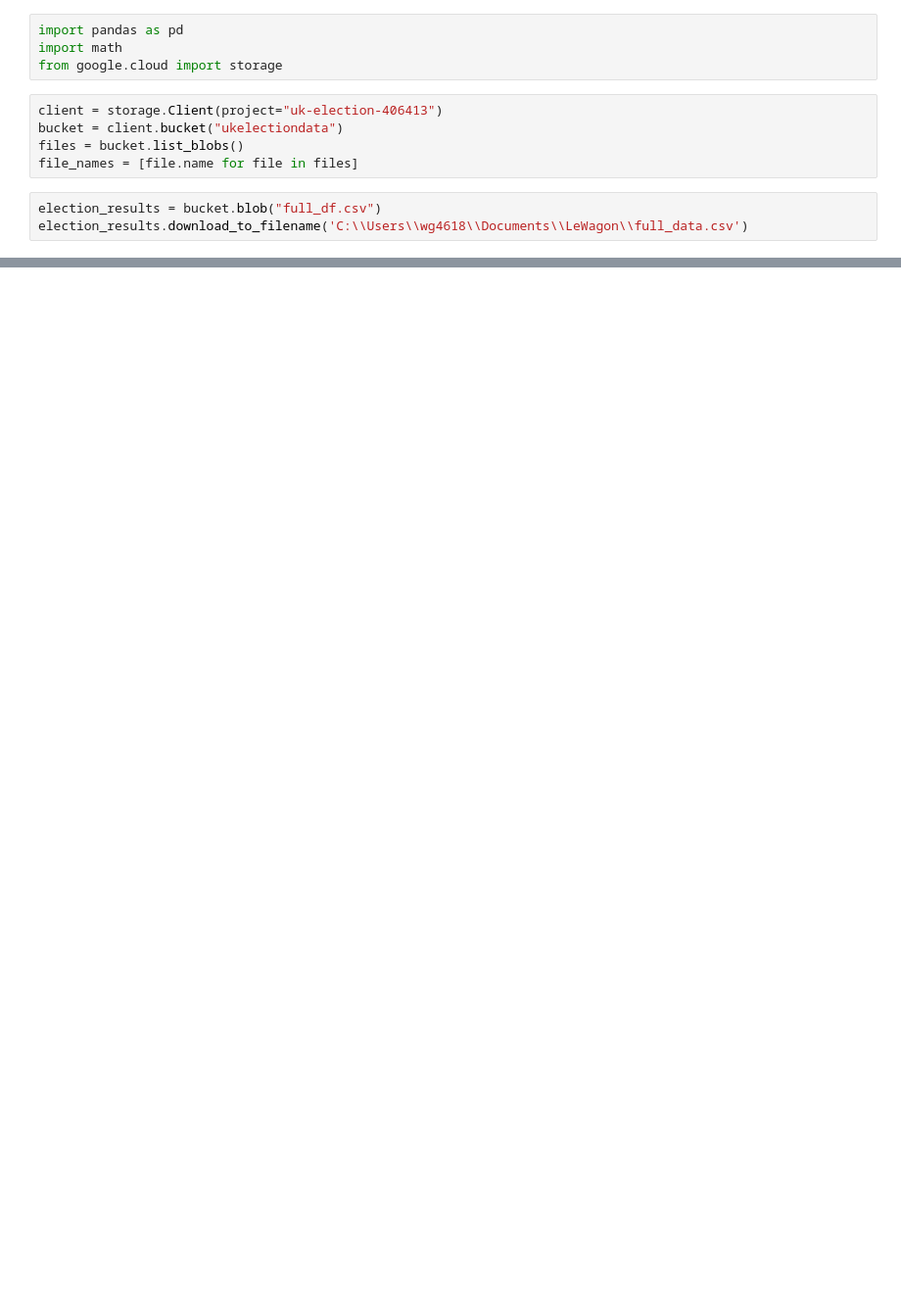
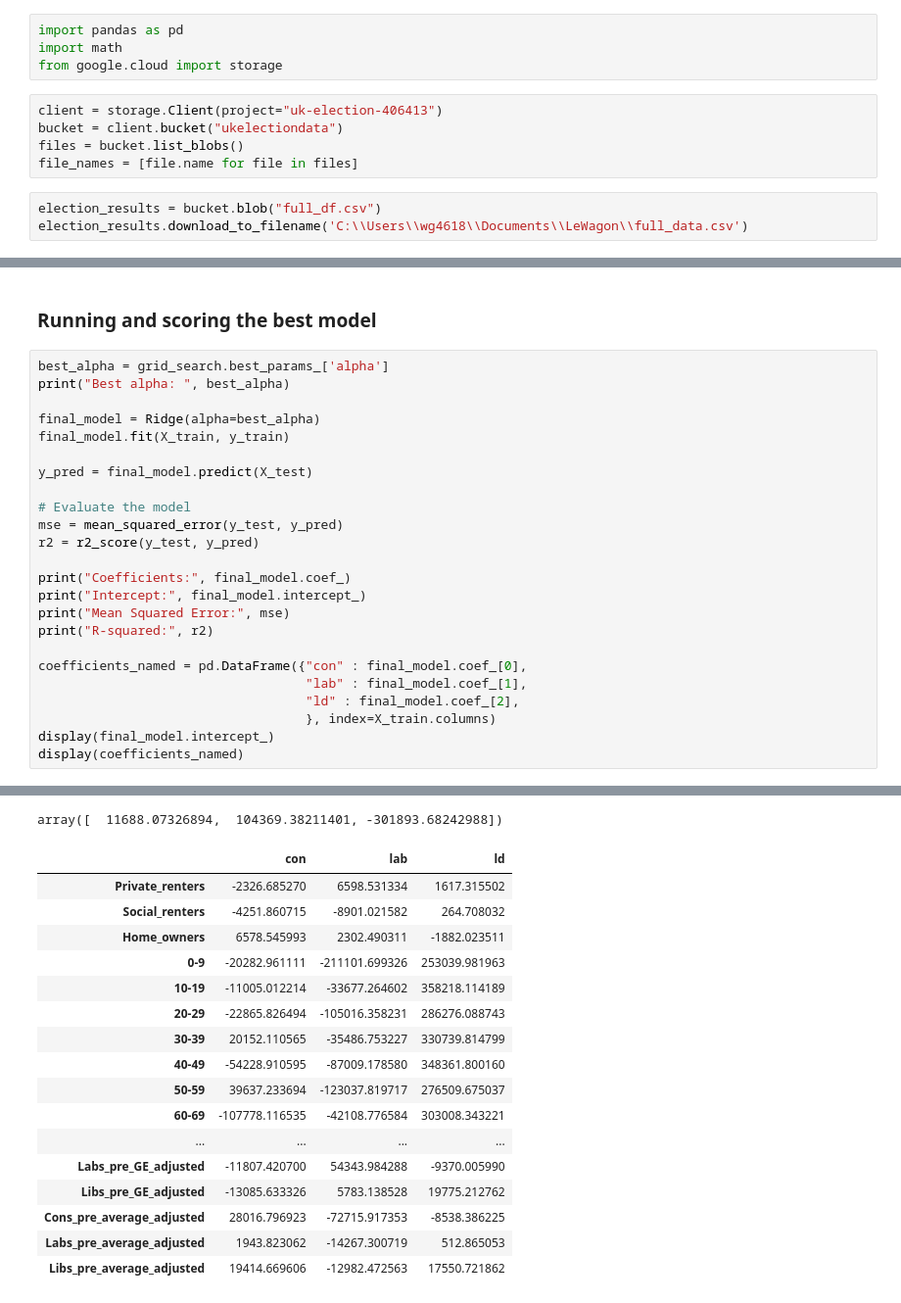
Before and after one commit to willgreen93/UK_election, a Jupyter notebook: notebooks/modelling/W_analysis.ipynb, the cells around one changed output, grey strips where cells are left out. Shown at 98% size. Saved outputs shown, nothing was run; the diff lists cells and outputs as text; blank space fills up the shorter version.

```diff
--- a/notebooks/modelling/W_analysis.ipynb
+++ b/notebooks/modelling/W_analysis.ipynb
@@ -168,0 +102,27 @@ R-squared: 0.3645600311823738
+# %% [markdown]
+### Running and scoring the best model
+# %%
+best_alpha = grid_search.best_params_['alpha']
+print("Best alpha: ", best_alpha)
+
+final_model = Ridge(alpha=best_alpha)
+final_model.fit(X_train, y_train)
+
+y_pred = final_model.predict(X_test)
+
+# Evaluate the model
+mse = mean_squared_error(y_test, y_pred)
+r2 = r2_score(y_test, y_pred)
+
+print("Coefficients:", final_model.coef_)
+print("Intercept:", final_model.intercept_)
+print("Mean Squared Error:", mse)
+print("R-squared:", r2)
+
+coefficients_named = pd.DataFrame({"con" : final_model.coef_[0],
+                                   "lab" : final_model.coef_[1],
+                                   "ld" : final_model.coef_[2],
+                                   }, index=X_train.columns)
+display(final_model.intercept_)
+display(coefficients_named)
+# %% [output]
@@ -168,0 +146,18 @@ R-squared: 0.3645600311823738
+array([  11688.07326894,  104369.38211401, -301893.68242988])
+|  | con | lab | ld |
+| Private_renters | -2326.685270 | 6598.531334 | 1617.315502 |
+| Social_renters | -4251.860715 | -8901.021582 | 264.708032 |
+| Home_owners | 6578.545993 | 2302.490311 | -1882.023511 |
+| 0-9 | -20282.961111 | -211101.699326 | 253039.981963 |
+| 10-19 | -11005.012214 | -33677.264602 | 358218.114189 |
+| 20-29 | -22865.826494 | -105016.358231 | 286276.088743 |
+| 30-39 | 20152.110565 | -35486.753227 | 330739.814799 |
+| 40-49 | -54228.910595 | -87009.178580 | 348361.800160 |
+| 50-59 | 39637.233694 | -123037.819717 | 276509.675037 |
+| 60-69 | -107778.116535 | -42108.776584 | 303008.343221 |
+| ... | ... | ... | ... |
+| Labs_pre_GE_adjusted | -11807.420700 | 54343.984288 | -9370.005990 |
+| Libs_pre_GE_adjusted | -13085.633326 | 5783.138528 | 19775.212762 |
+| Cons_pre_average_adjusted | 28016.796923 | -72715.917353 | -8538.386225 |
+| Labs_pre_average_adjusted | 1943.823062 | -14267.300719 | 512.865053 |
+| Libs_pre_average_adjusted | 19414.669606 | -12982.472563 | 17550.721862 |
```
Also changed, not shown: parts of 39 cells of this notebook, 1 other file.
